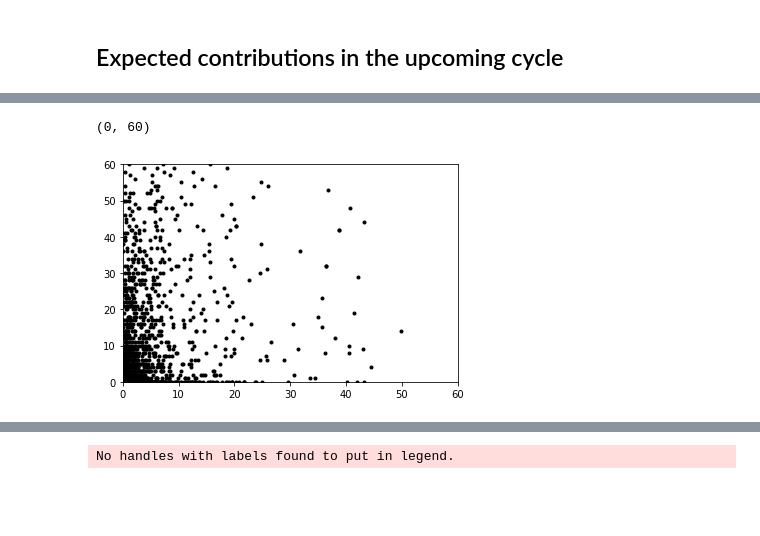
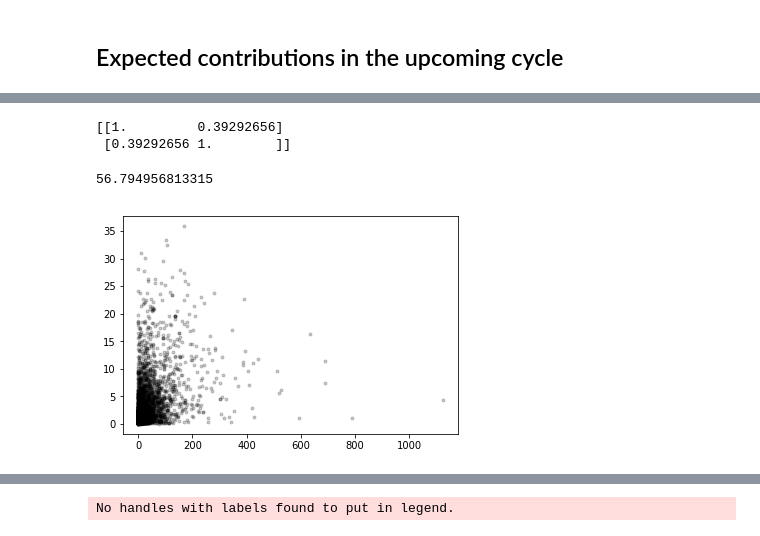
Before and after one commit to bps10/github-churn, a Jupyter notebook: Model_CVL.ipynb, the cells around one changed output, grey strips where cells are left out. Cells and saved outputs as stored; diff of their text form; code cells hidden in the pictures; blank space fills up the shorter version.

```diff
--- a/Model_CVL.ipynb
+++ b/Model_CVL.ipynb
@@ -41,7 +33,3 @@ user_data = h.add_time_columns(user_data)
-# %%
-# move this to helper function!!
-'''user_data['last_event'] = pd.to_datetime(user_data.last_event, errors='coerce')
-user_data['recency'] = (user_data.last_event - user_data.created_at)  / pd.Timedelta(weeks=1)'''
 # %%
 user_data.head()
 # %% [output]
@@ -93,6 +68,6 @@ lifetime_df.head()
 # %%
-lifetime_df = lifetime_df[(lifetime_df["T"] > 0)]
-lifetime_df = lifetime_df[lifetime_df["recency"] > 0]
+lifetime_df = lifetime_df[(lifetime_df["T"] >= 0)]
+lifetime_df = lifetime_df[lifetime_df["recency"] >= 0]
 # %%
 lifetime_df.describe()
 # %% [output]
@@ -108,7 +83,7 @@ lifetime_df.describe()
 # %%
 # similar API to scikit-learn and lifelines.
-lft_df = lifetime_df.sample(n=2000, random_state=0)
-bgf = BetaGeoFitter(penalizer_coef=0.0)
+lft_df = lifetime_df.sample(n=5000, random_state=0)
+bgf = BetaGeoFitter(penalizer_coef=1e-8)
 bgf.fit(lft_df['frequency'], lft_df['recency'], lft_df['T'])
 print(bgf)
 # %% [output]
@@ -116,5 +94,5 @@ print(bgf)
 # %%
-n_weeks=20
+n_weeks=21
 plot_frequency_recency_matrix(bgf, T=n_weeks, max_frequency=None, max_recency=None,
                              title='Expected # of future Events for {0} weeks of time'.format(n_weeks))
 # %% [output]
@@ -145,12 +123,18 @@ lft_df.sort_values(by='predicted_purchases').tail(5)
 # %%
 #user_data.dtypes
 predict_df = lft_df.merge(user_data, on='login', how='left')
-plt.plot(predict_df.predicted_purchases, predict_df.second_period_event_count, 'k.')
-plt.xlim([0, 60])
-plt.ylim([0, 60])
+#predict_df = predict_df[predict_df.second_period_event_count < 60]
+plt.plot(predict_df.second_period_event_count, predict_df.predicted_purchases, 'k.', alpha=0.2)
+#plt.xlim([0, 60])
+#plt.ylim([0, 60])
+
+print(np.corrcoef(predict_df.predicted_purchases, predict_df.second_period_event_count))
+np.sqrt(np.mean((predict_df.predicted_purchases - predict_df.second_period_event_count) ** 2))
 # %% [output]
-(0, 60)
+[[1.         0.39292656]
+ [0.39292656 1.        ]]
+56.794956813315
-[figure, old version]
+[figure, new version]
 # %%
 from lifetimes.plotting import plot_period_transactions
 plot_period_transactions(bgf)
```
Also changed, not shown: parts of 14 cells of this notebook, 7 other files.
